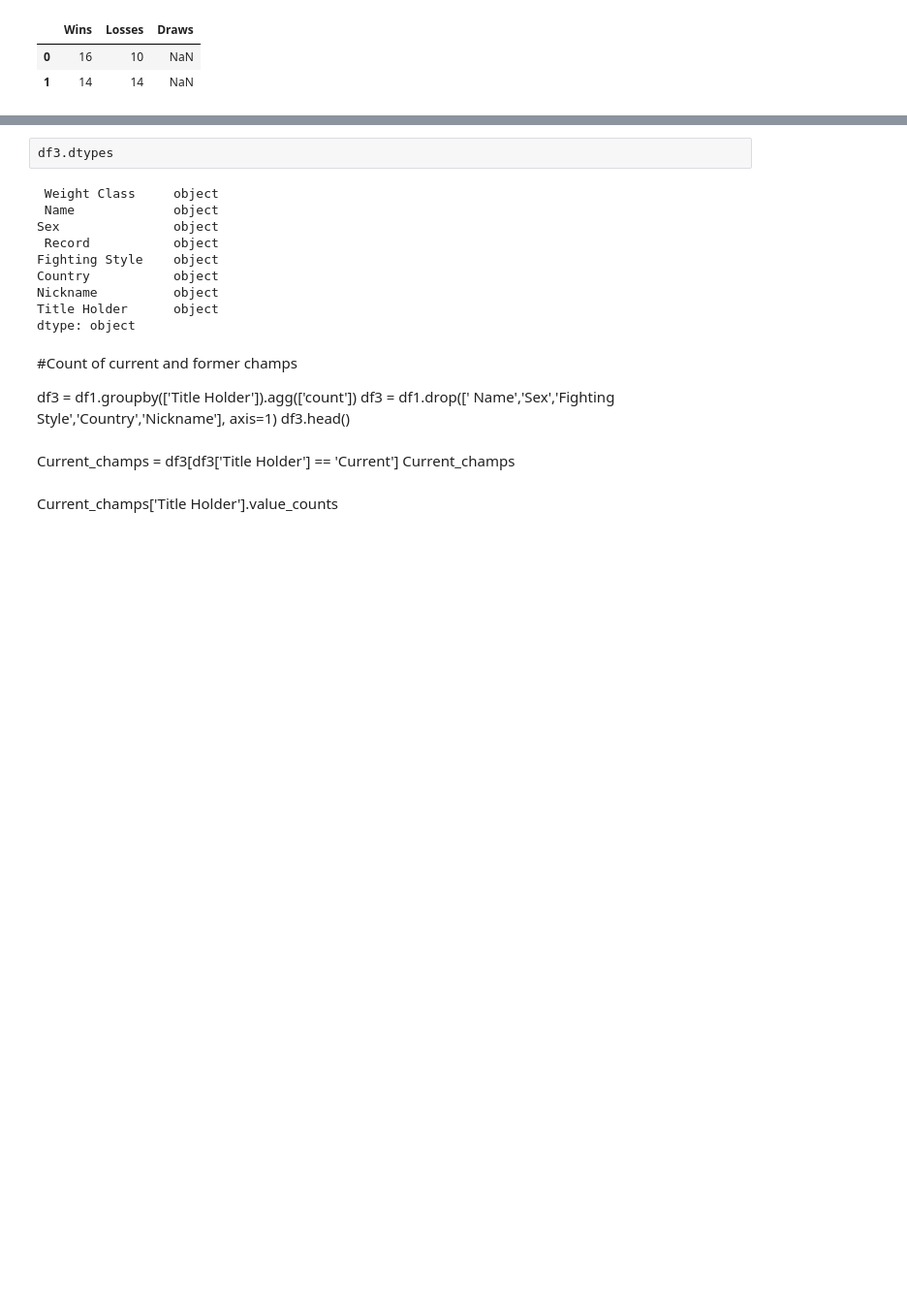
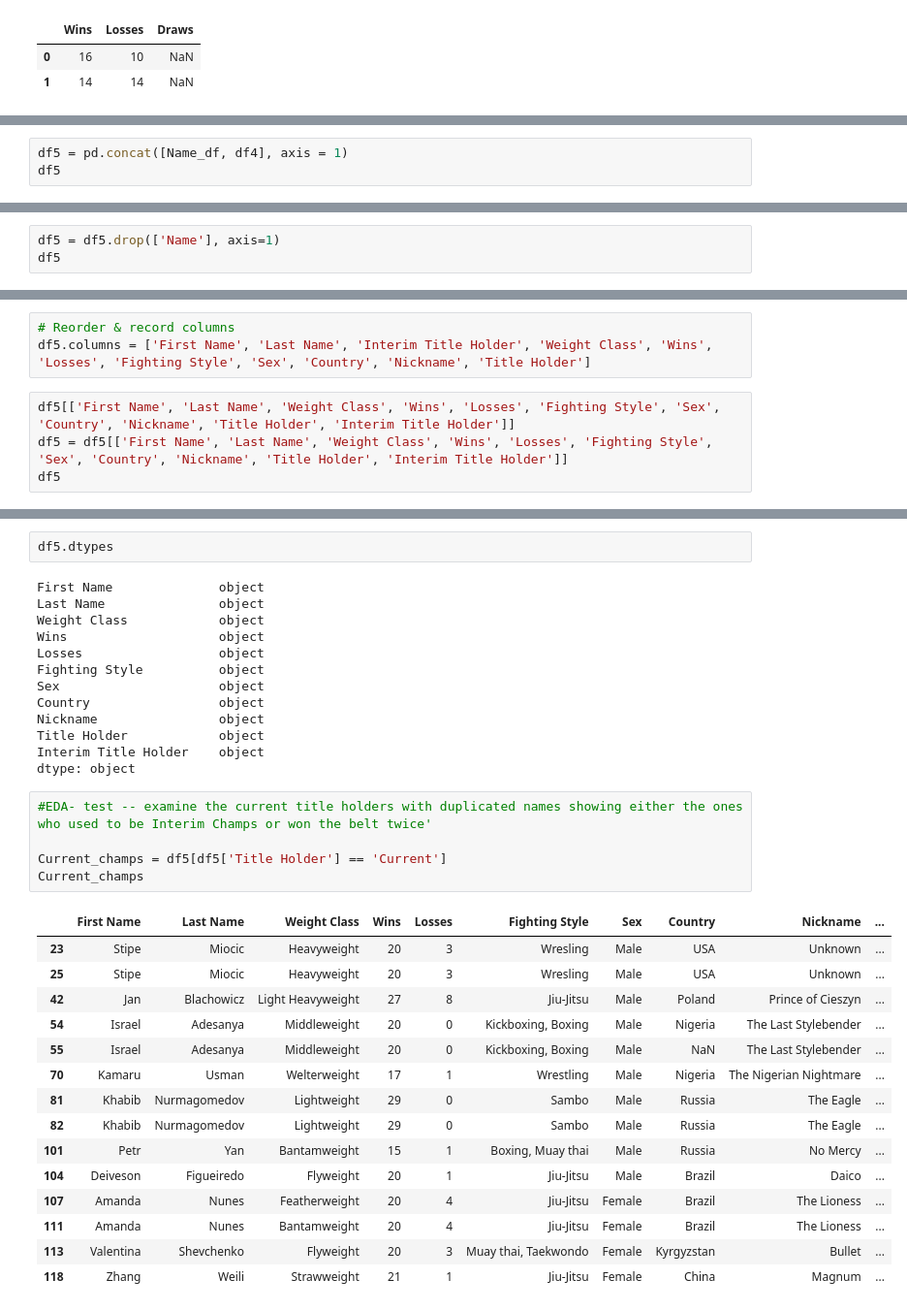
Before and after one commit to jbtchampo/Beyond-the-Fight-An-Analysis-on-the-UFC-Ultimate-Fighting-Championship-, a Jupyter notebook: Notebook/Data Cleaning - Champions_list & top50 Prospects.ipynb, the cells around one changed output, grey strips where cells are left out. Shown: that part at 97% size. Drawn from its saved outputs; the diff is of its cells as text; blank space fills up the shorter version.

Commit message:
Champs list cleaning done

```diff
--- a/Notebook/Data Cleaning - Champions_list & top50 Prospects.ipynb
+++ b/Notebook/Data Cleaning - Champions_list & top50 Prospects.ipynb
@@ -208,0 +266,3 @@ FS_df
+# %%
+df5 = pd.concat([Name_df, df4], axis = 1)
+df5
@@ -208,0 +283,3 @@ FS_df
+# %%
+df5 = df5.drop(['Name'], axis=1)
+df5
@@ -208,0 +300,7 @@ FS_df
+# %%
+# Reorder & record columns
+df5.columns = ['First Name', 'Last Name', 'Interim Title Holder', 'Weight Class', 'Wins', 'Losses', 'Fighting Style', 'Sex', 'Country', 'Nickname', 'Title Holder']
+# %%
+df5[['First Name', 'Last Name', 'Weight Class', 'Wins', 'Losses', 'Fighting Style', 'Sex', 'Country', 'Nickname', 'Title Holder', 'Interim Title Holder']]
+df5 = df5[['First Name', 'Last Name', 'Weight Class', 'Wins', 'Losses', 'Fighting Style', 'Sex', 'Country', 'Nickname', 'Title Holder', 'Interim Title Holder']]
+df5
@@ -247,23 +362,36 @@ df3.describe
 # %%
-df3.dtypes
+df5.dtypes
 # %% [output]
- Weight Class     object
- Name             object
-Sex               object
- Record           object
-Fighting Style    object
-Country           object
-Nickname          object
-Title Holder      object
+First Name              object
+Last Name               object
+Weight Class            object
+Wins                    object
+Losses                  object
+Fighting Style          object
+Sex                     object
+Country                 object
+Nickname                object
+Title Holder            object
+Interim Title Holder    object
 dtype: object
-# %% [markdown]
-#Count of current and former champs
-
-df3 = df1.groupby(['Title Holder']).agg(['count'])
-df3 = df1.drop([' Name','Sex','Fighting Style','Country','Nickname'], axis=1)
-df3.head()
-# %% [markdown]
-Current_champs = df3[df3['Title Holder'] == 'Current']
-Current_champs
-# %% [markdown]
-Current_champs['Title Holder'].value_counts
+# %%
+#EDA- test -- examine the current title holders with duplicated names showing either the ones who used to be Interim Champs or won the belt twice'
+
+Current_champs = df5[df5['Title Holder'] == 'Current']
+Current_champs
+# %% [output]
+|  | First Name | Last Name | Weight Class | Wins | Losses | Fighting Style | Sex | Country | Nickname | ... |
+| 23 | Stipe | Miocic | Heavyweight | 20 | 3 | Wresling | Male | USA | Unknown | ... |
+| 25 | Stipe | Miocic | Heavyweight | 20 | 3 | Wresling | Male | USA | Unknown | ... |
+| 42 | Jan | Blachowicz | Light Heavyweight | 27 | 8 | Jiu-Jitsu | Male | Poland | Prince of Cieszyn | ... |
+| 54 | Israel | Adesanya | Middleweight | 20 | 0 | Kickboxing, Boxing | Male | Nigeria | The Last Stylebender | ... |
+| 55 | Israel | Adesanya | Middleweight | 20 | 0 | Kickboxing, Boxing | Male | NaN | The Last Stylebender | ... |
+| 70 | Kamaru | Usman | Welterweight | 17 | 1 | Wrestling | Male | Nigeria | The Nigerian Nightmare | ... |
+| 81 | Khabib | Nurmagomedov | Lightweight | 29 | 0 | Sambo | Male | Russia | The Eagle | ... |
+| 82 | Khabib | Nurmagomedov | Lightweight | 29 | 0 | Sambo | Male | Russia | The Eagle | ... |
+| 101 | Petr | Yan | Bantamweight | 15 | 1 | Boxing, Muay thai | Male | Russia | No Mercy | ... |
+| 104 | Deiveson | Figueiredo | Flyweight | 20 | 1 | Jiu-Jitsu | Male | Brazil | Daico | ... |
+| 107 | Amanda | Nunes | Featherweight | 20 | 4 | Jiu-Jitsu | Female | Brazil | The Lioness | ... |
+| 111 | Amanda | Nunes | Bantamweight | 20 | 4 | Jiu-Jitsu | Female | Brazil | The Lioness | ... |
+| 113 | Valentina | Shevchenko | Flyweight | 20 | 3 | Muay thai, Taekwondo | Female | Kyrgyzstan | Bullet | ... |
+| 118 | Zhang | Weili | Strawweight | 21 | 1 | Jiu-Jitsu | Female | China | Magnum | ... |
```
Also changed, not shown: parts of 15 cells of this notebook, 2 other files.
